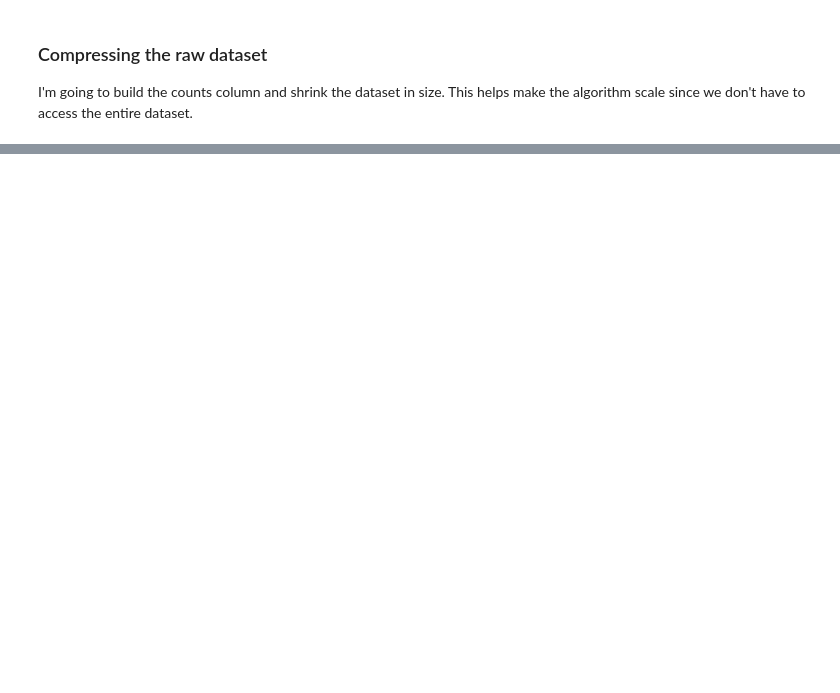
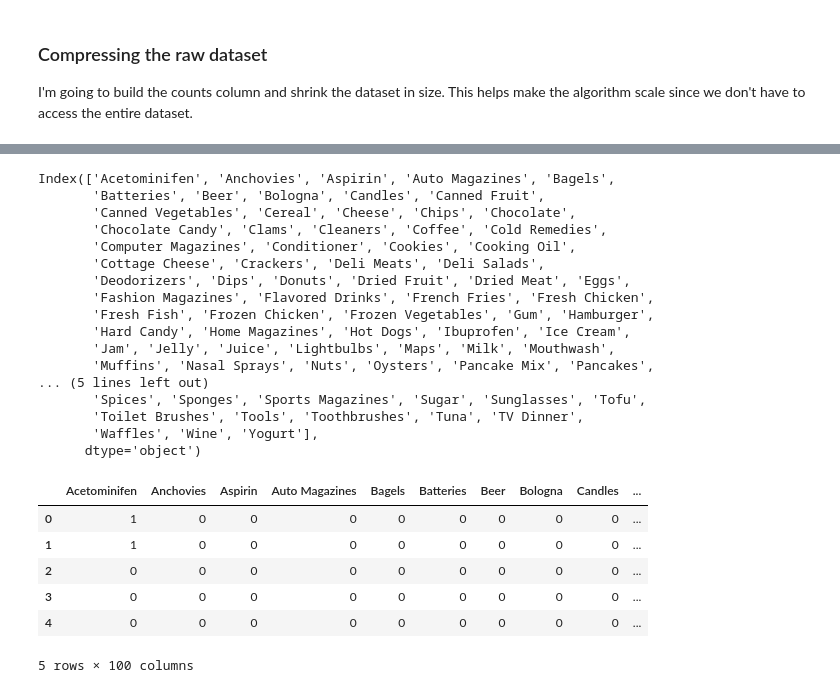
Before and after one commit to Kodyak/Growing-Decision-Trees, a Jupyter notebook: Growing Decision Trees Implementation.ipynb, the cells around one changed output, grey strips where cells are left out. Saved outputs shown, nothing was run; the diff lists cells and outputs as text; code cells hidden in the pictures; blank space fills up the shorter version.

Commit message:
small update
* fix some typos.
* add an example and start including another example.
* still need to revise decision tree algo to simplify code and avoid unnecessary overgrowing in some cases.

```diff
--- a/Growing Decision Trees Implementation.ipynb
+++ b/Growing Decision Trees Implementation.ipynb
@@ -719,0 +772,33 @@ analyze(compressed_df, tree[0])[0:15]
+# %%
+# Example 3
+
+Food_Mart = pd.read_excel('FoodMart.xls')
+# %%
+print(Food_Mart.columns)
+
+Food_Mart.head()
+# %% [output]
+Index(['Acetominifen', 'Anchovies', 'Aspirin', 'Auto Magazines', 'Bagels',
+       'Batteries', 'Beer', 'Bologna', 'Candles', 'Canned Fruit',
+       'Canned Vegetables', 'Cereal', 'Cheese', 'Chips', 'Chocolate',
+       'Chocolate Candy', 'Clams', 'Cleaners', 'Coffee', 'Cold Remedies',
+       'Computer Magazines', 'Conditioner', 'Cookies', 'Cooking Oil',
+       'Cottage Cheese', 'Crackers', 'Deli Meats', 'Deli Salads',
+       'Deodorizers', 'Dips', 'Donuts', 'Dried Fruit', 'Dried Meat', 'Eggs',
+       'Fashion Magazines', 'Flavored Drinks', 'French Fries', 'Fresh Chicken',
+       'Fresh Fish', 'Frozen Chicken', 'Frozen Vegetables', 'Gum', 'Hamburger',
+       'Hard Candy', 'Home Magazines', 'Hot Dogs', 'Ibuprofen', 'Ice Cream',
+       'Jam', 'Jelly', 'Juice', 'Lightbulbs', 'Maps', 'Milk', 'Mouthwash',
+       'Muffins', 'Nasal Sprays', 'Nuts', 'Oysters', 'Pancake Mix', 'Pancakes',
+... (5 lines left out)
+       'Spices', 'Sponges', 'Sports Magazines', 'Sugar', 'Sunglasses', 'Tofu',
+       'Toilet Brushes', 'Tools', 'Toothbrushes', 'Tuna', 'TV Dinner',
+       'Waffles', 'Wine', 'Yogurt'],
+      dtype='object')
+|  | Acetominifen | Anchovies | Aspirin | Auto Magazines | Bagels | Batteries | Beer | Bologna | Candles | ... |
+| 0 | 1 | 0 | 0 | 0 | 0 | 0 | 0 | 0 | 0 | ... |
+| 1 | 1 | 0 | 0 | 0 | 0 | 0 | 0 | 0 | 0 | ... |
+| 2 | 0 | 0 | 0 | 0 | 0 | 0 | 0 | 0 | 0 | ... |
+| 3 | 0 | 0 | 0 | 0 | 0 | 0 | 0 | 0 | 0 | ... |
+| 4 | 0 | 0 | 0 | 0 | 0 | 0 | 0 | 0 | 0 | ... |
+5 rows × 100 columns
```
Also changed, not shown: parts of 29 cells of this notebook.
